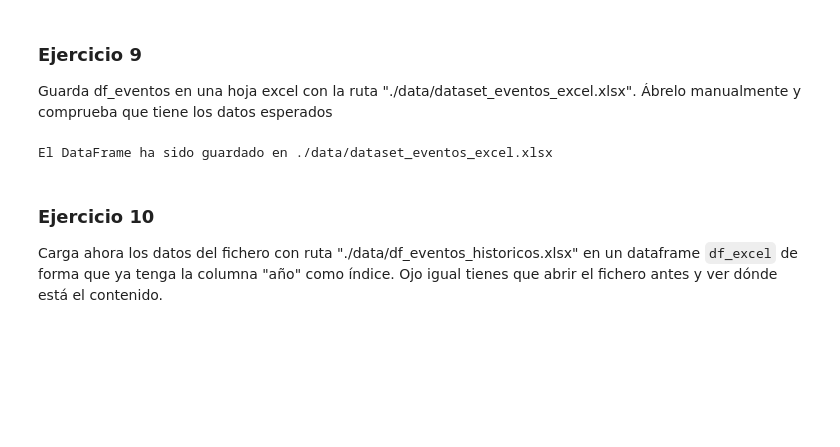
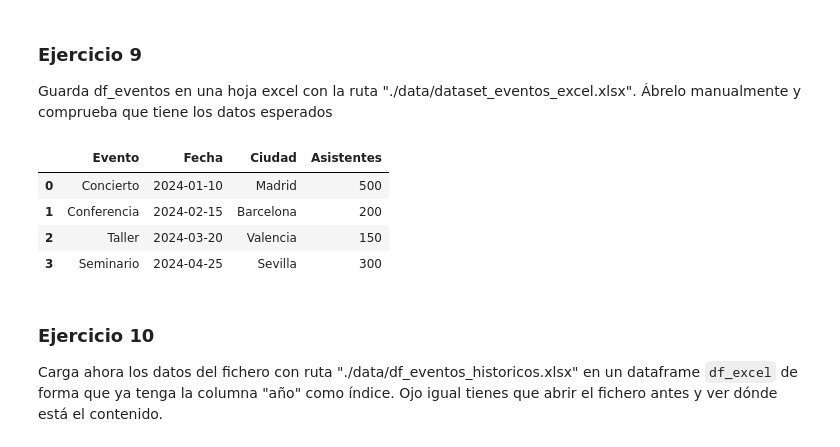
Before and after one commit to Cmonzon-94/ONLINE_DS_THEBRIDGE_Cmonzon, a Jupyter notebook: 03_Analisis_de_Datos/Sprint_05/Unidad_02_Acceso_y_Procesado_de_Datos_Internos__Ficheros/Unidad_02/Ejercicios_Workout/08_Ejercicio_Formato_Tabular.ipynb, the cells around one changed output. Saved outputs shown, nothing was run; the diff lists cells and outputs as text; code cells hidden in the pictures; blank space fills up the shorter version.

```diff
--- a/03_Analisis_de_Datos/Sprint_05/Unidad_02_Acceso_y_Procesado_de_Datos_Internos__Ficheros/Unidad_02/Ejercicios_Workout/08_Ejercicio_Formato_Tabular.ipynb
+++ b/03_Analisis_de_Datos/Sprint_05/Unidad_02_Acceso_y_Procesado_de_Datos_Internos__Ficheros/Unidad_02/Ejercicios_Workout/08_Ejercicio_Formato_Tabular.ipynb
@@ -242,21 +241,16 @@ Name: count, dtype: int64
 ### Ejercicio 9
 
 Guarda df_eventos en una hoja excel con la ruta "./data/dataset_eventos_excel.xlsx". Ábrelo manualmente y comprueba que tiene los datos esperados
-# %%
-data = {
-    "Evento": ["Concierto", "Conferencia", "Taller", "Seminario"],
-    "Fecha": ["2024-01-10", "2024-02-15", "2024-03-20", "2024-04-25"],
-    "Ciudad": ["Madrid", "Barcelona", "Valencia", "Sevilla"],
-    "Asistentes": [500, 200, 150, 300]
-}
-
-df_eventos = pd.DataFrame(data)
-ruta = "./data/dataset_eventos_excel.xlsx"
-df_eventos.to_excel(ruta, index=False)
-
-print(f"El DataFrame ha sido guardado en {ruta}")
-# %% [output]
-El DataFrame ha sido guardado en ./data/dataset_eventos_excel.xlsx
+# %%
+fichero_excel= "./data/dataset_eventos_excel.xlsx"
+df_excel = pd.read_excel(fichero_excel)
+df_excel
+# %% [output]
+|  | Evento | Fecha | Ciudad | Asistentes |
+| 0 | Concierto | 2024-01-10 | Madrid | 500 |
+| 1 | Conferencia | 2024-02-15 | Barcelona | 200 |
+| 2 | Taller | 2024-03-20 | Valencia | 150 |
+| 3 | Seminario | 2024-04-25 | Sevilla | 300 |
 # %% [markdown]
 ### Ejercicio 10
 
```
Also changed, not shown: parts of 7 cells of this notebook, 6 other files.
